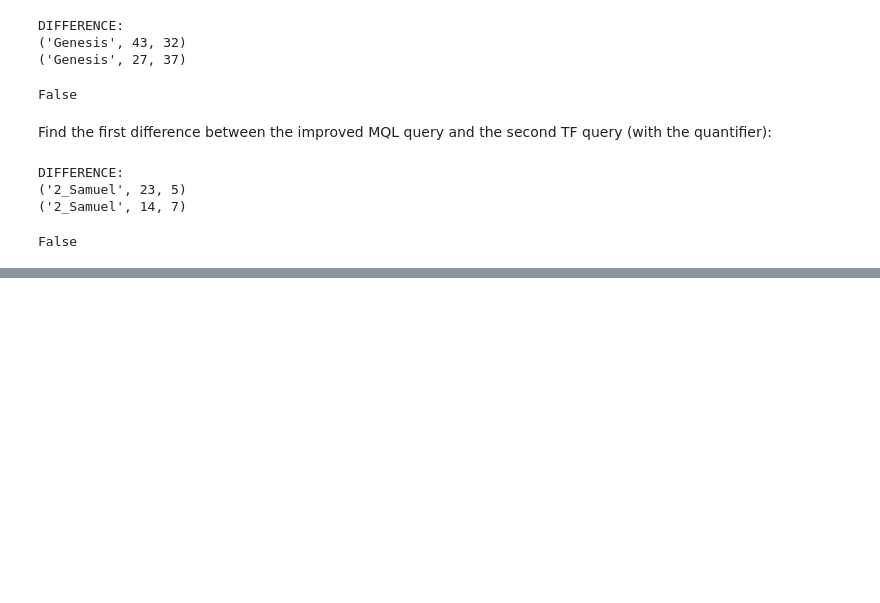
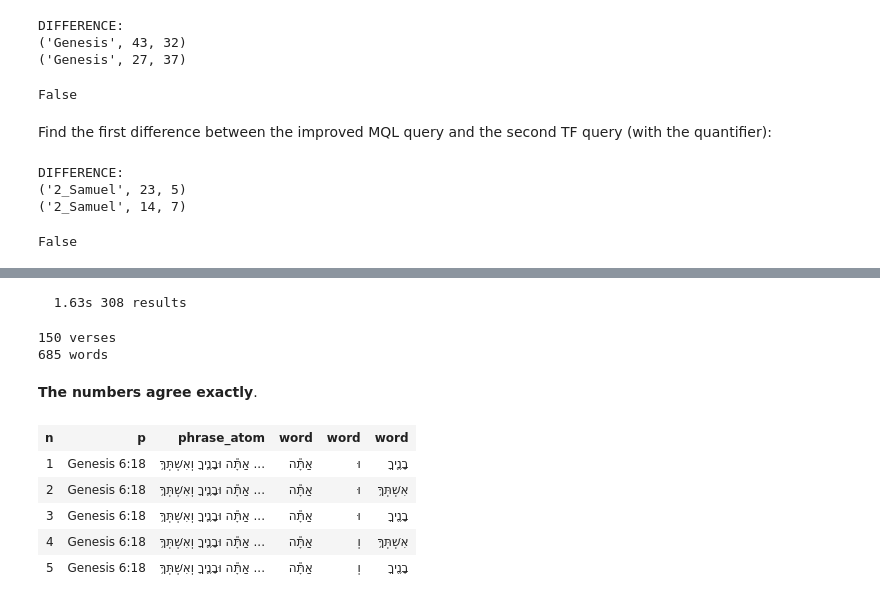
Before and after one commit to dirkroorda/tutorials, a Jupyter notebook: bhsa/cookbook/mql.ipynb, the cells around one changed output, grey strips where cells are left out. Drawn from its saved outputs; the diff is of its cells as text; code cells hidden in the pictures; blank space fills up the shorter version.

```diff
--- a/bhsa/cookbook/mql.ipynb
+++ b/bhsa/cookbook/mql.ipynb
@@ -436,0 +475,29 @@ False
+# %%
+query = """
+phrase_atom
+  p:word sp=prps
+  < word lex=W|>W
+  < w:word prs#a
+
+p .ps=prs_ps. w
+"""
+# %%
+results = A.search(query)
+# %% [output]
+  1.63s 308 results
+# %%
+tfVerses = getTfVerses(results, (0,))
+# %% [output]
+150 verses
+685 words
+# %% [markdown]
+**The numbers agree exactly**.
+# %%
+A.table(results, end=5)
+# %% [output]
+| n | p | phrase_atom | word | word | word |
+| 1 | Genesis 6:18 | אַתָּ֕ה וּבָנֶ֛יךָ וְאִשְׁתְּךָ֥ ... | אַתָּ֕ה | וּ | בָנֶ֛יךָ |
+| 2 | Genesis 6:18 | אַתָּ֕ה וּבָנֶ֛יךָ וְאִשְׁתְּךָ֥ ... | אַתָּ֕ה | וּ | אִשְׁתְּךָ֥ |
+| 3 | Genesis 6:18 | אַתָּ֕ה וּבָנֶ֛יךָ וְאִשְׁתְּךָ֥ ... | אַתָּ֕ה | וּ | בָנֶ֖יךָ |
+| 4 | Genesis 6:18 | אַתָּ֕ה וּבָנֶ֛יךָ וְאִשְׁתְּךָ֥ ... | אַתָּ֕ה | וְ | אִשְׁתְּךָ֥ |
+| 5 | Genesis 6:18 | אַתָּ֕ה וּבָנֶ֛יךָ וְאִשְׁתְּךָ֥ ... | אַתָּ֕ה | וְ | בָנֶ֖יךָ |
```
Also changed, not shown: parts of 20 cells of this notebook.
